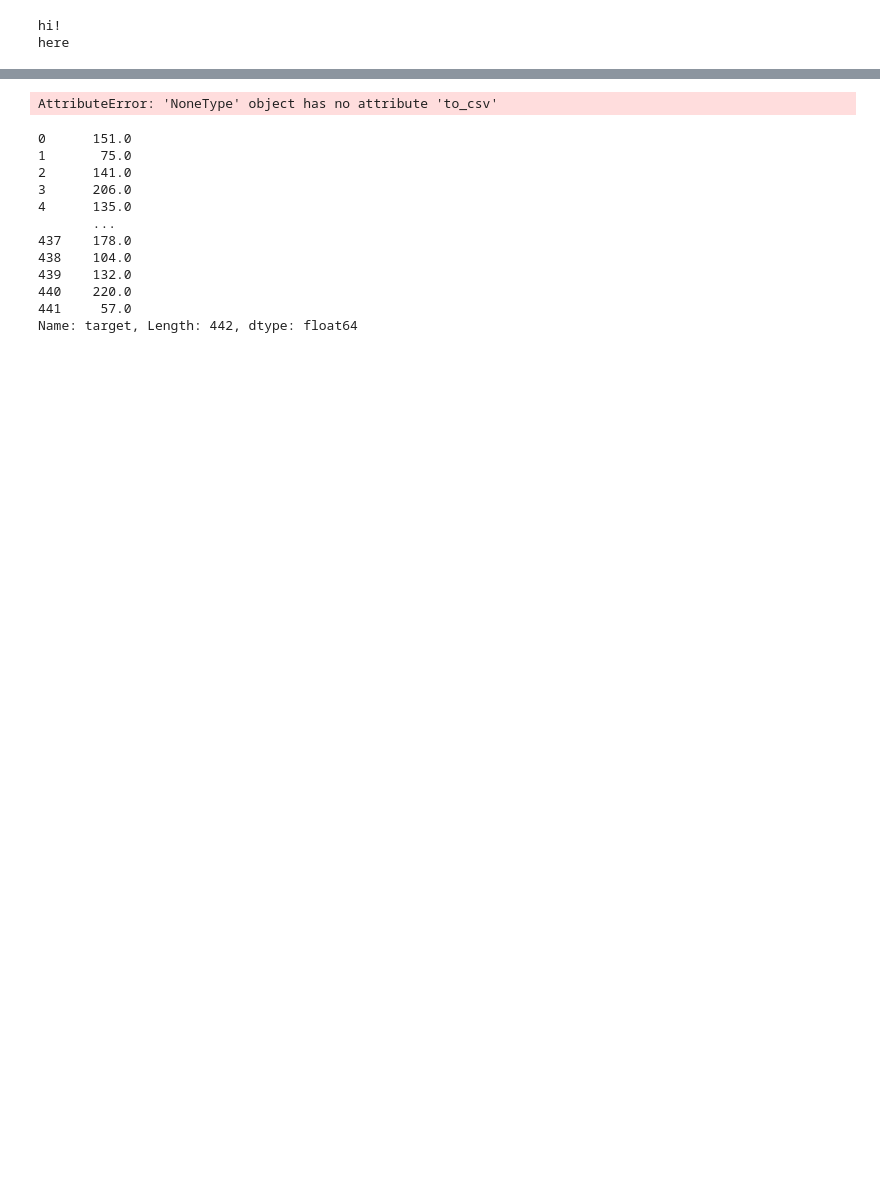
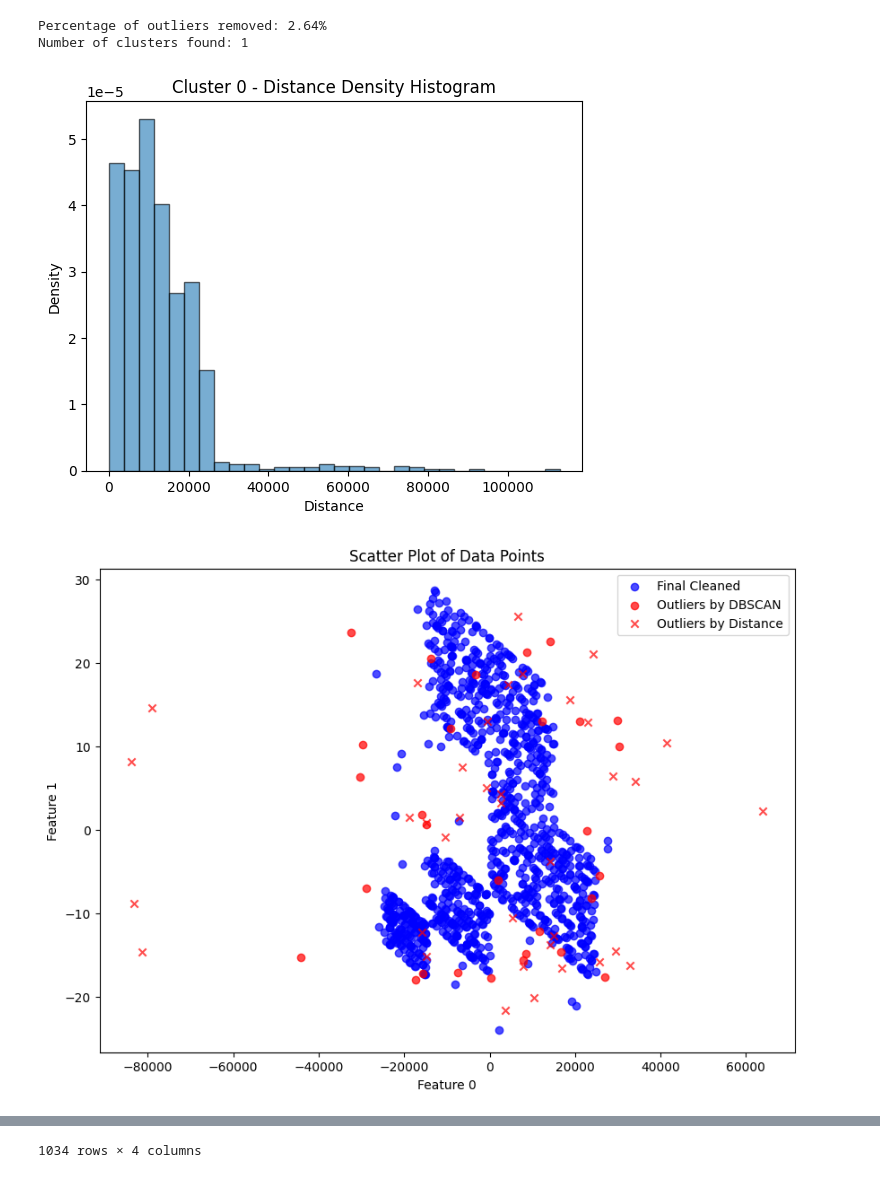
Before and after one commit to Naviden/PrivGen, a Jupyter notebook: notebooks/privgen_example.ipynb, the cells around one changed output, grey strips where cells are left out. Saved outputs shown, nothing was run; the diff lists cells and outputs as text; code cells hidden in the pictures; blank space fills up the shorter version.

```diff
--- a/notebooks/privgen_example.ipynb
+++ b/notebooks/privgen_example.ipynb
@@ -55,7 +55,9 @@ def privgen(data):
 # %%
-data = pd.read_csv('../data/FAKE_People.csv')
+data = pd.read_csv('../datasets/FAKE_People.csv')
 # %%
-privgen(data)
+privgen(data, 'salary')
 # %% [output]
-hi!
-here
+Percentage of outliers removed: 2.64%
+Number of clusters found: 1
+[figure, added]
+[figure, added]
@@ -62 +76 @@ here
-AttributeError: 'NoneType' object has no attribute 'to_csv'
+1034 rows × 4 columns
@@ -67,15 +76,0 @@ X, y = load_diabetes(return_X_y=True, as_frame=True)
-# %%
-y
-# %% [output]
-0      151.0
-1       75.0
-2      141.0
-3      206.0
-4      135.0
-       ...
-437    178.0
-438    104.0
-439    132.0
-440    220.0
-441     57.0
-Name: target, Length: 442, dtype: float64
```
Also changed, not shown: parts of 18 cells of this notebook, 29 other files.
